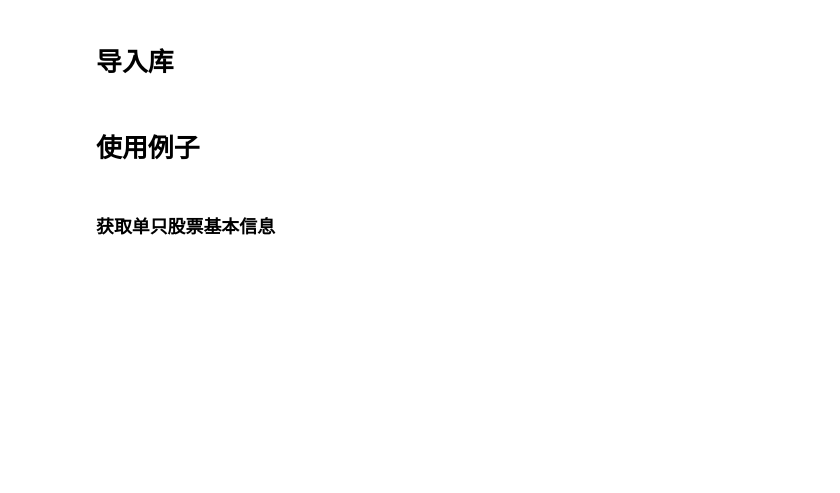
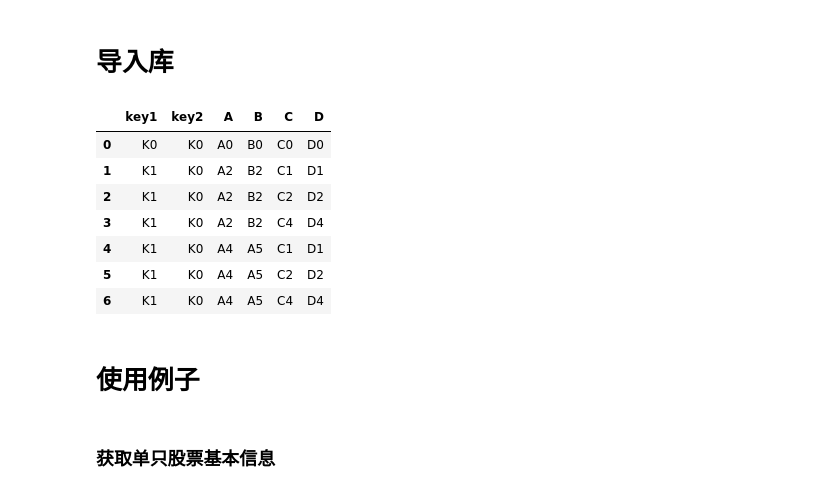
Before and after one commit to ifcheung2012/industryleader, a Jupyter notebook: stock.ipynb, the cells around one changed output. Cells and saved outputs as stored; diff of their text form; code cells hidden in the pictures; blank space fills up the shorter version.

```diff
--- a/stock.ipynb
+++ b/stock.ipynb
@@ -1,5 +1,31 @@
 # %% [markdown]
 # 导入库
+# %%
+
+import pandas as pd
+
+left = pd.DataFrame({'key1': ['K0', 'K0', 'K1', 'K2', 'K1'],
+                         'key2': ['K0', 'K1', 'K0', 'K1', 'K0'],
+                         'A': ['A0', 'A1', 'A2', 'A3', 'A4'],
+                         'B': ['B0', 'B1', 'B2', 'B3', 'A5']})
+left
+right = pd.DataFrame({'key1': ['K0', 'K1', 'K1', 'K2', 'K1'],
+                          'key2': ['K0', 'K0', 'K0', 'K0', 'K0'],
+                          'C': ['C0', 'C1', 'C2', 'C3', 'C4'],
+                          'D': ['D0', 'D1', 'D2', 'D3', 'D4']})
+right
+result = pd.merge(left, right, on=['key1', 'key2'],
+                 how='inner')
+result
+# %% [output]
+|  | key1 | key2 | A | B | C | D |
+| 0 | K0 | K0 | A0 | B0 | C0 | D0 |
+| 1 | K1 | K0 | A2 | B2 | C1 | D1 |
+| 2 | K1 | K0 | A2 | B2 | C2 | D2 |
+| 3 | K1 | K0 | A2 | B2 | C4 | D4 |
+| 4 | K1 | K0 | A4 | A5 | C1 | D1 |
+| 5 | K1 | K0 | A4 | A5 | C2 | D2 |
+| 6 | K1 | K0 | A4 | A5 | C4 | D4 |
 # %%
 import pandas as pd
 import requests
```
Also changed, not shown: parts of 3 cells of this notebook, 5 other files.
